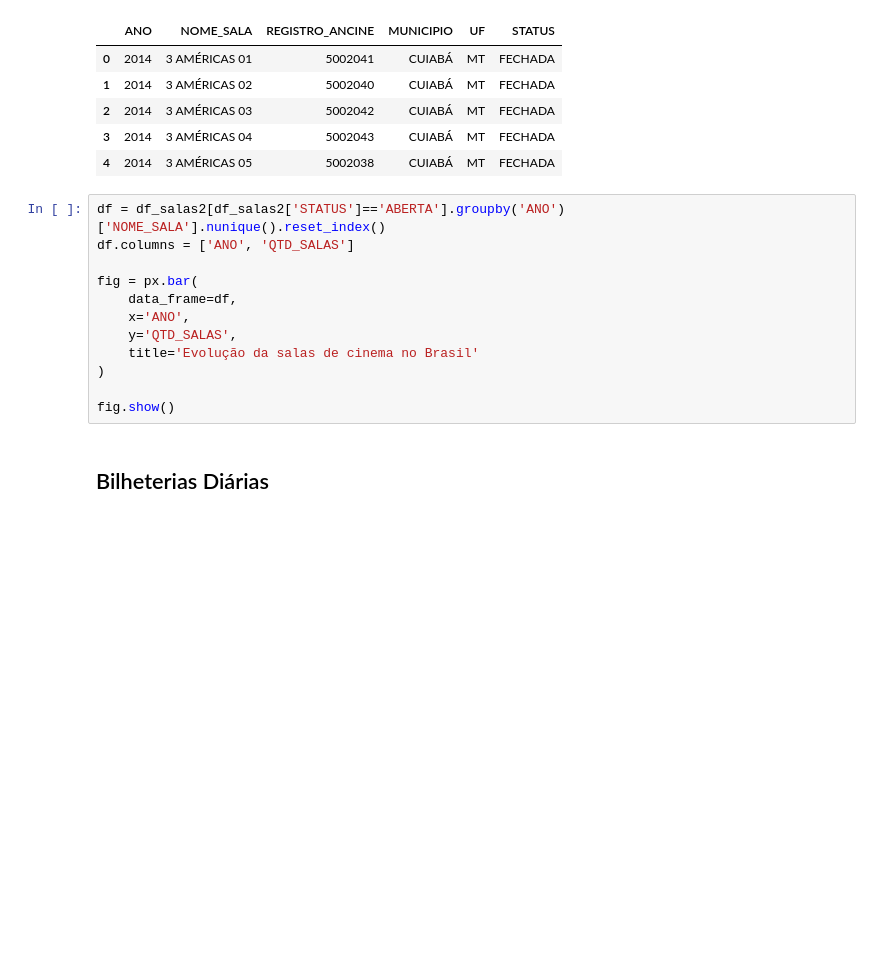
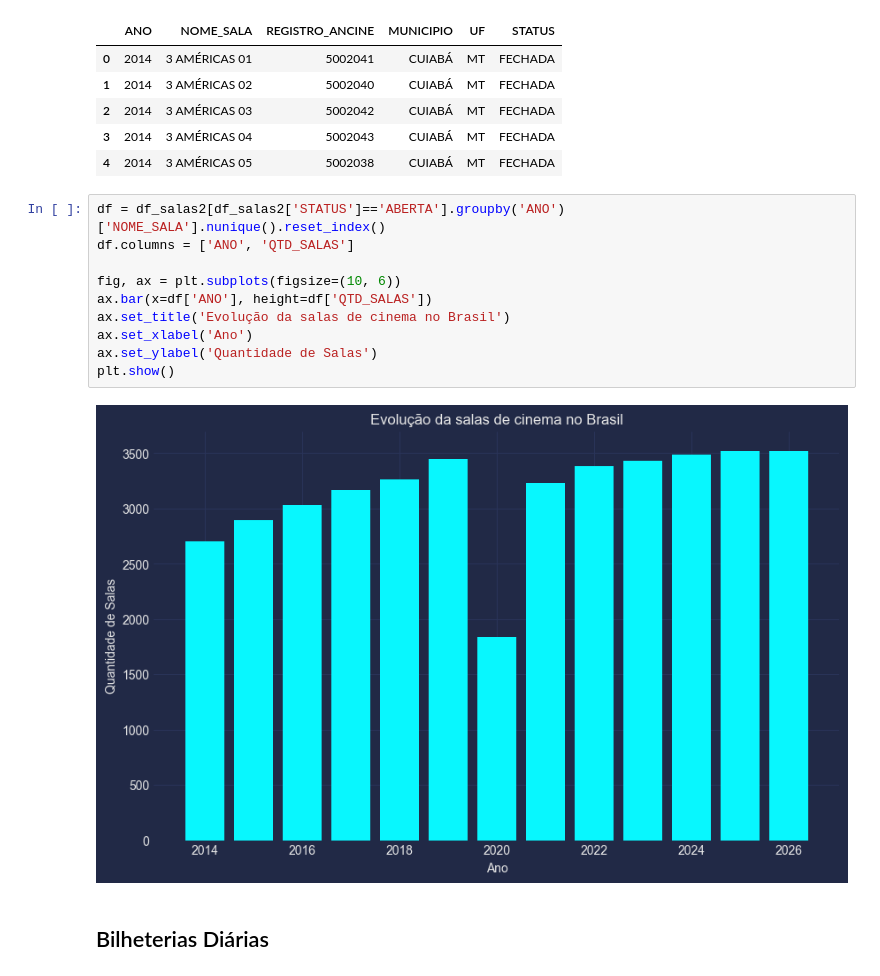
Before and after one commit to santluan/project_analysis_cinebr, a Jupyter notebook: analise_cinemabr.ipynb, the cells around one changed output. Saved outputs shown, nothing was run; the diff lists cells and outputs as text; blank space fills up the shorter version.

```diff
--- a/analise_cinemabr.ipynb
+++ b/analise_cinemabr.ipynb
@@ -135,15 +136,15 @@ df_salas2.head()
 # %%
 df = df_salas2[df_salas2['STATUS']=='ABERTA'].groupby('ANO')['NOME_SALA'].nunique().reset_index()
 df.columns = ['ANO', 'QTD_SALAS']
 
-fig = px.bar(
-    data_frame=df,
-    x='ANO',
-    y='QTD_SALAS',
-    title='Evolução da salas de cinema no Brasil'
-)
-
-fig.show()
+fig, ax = plt.subplots(figsize=(10, 6))
+ax.bar(x=df['ANO'], height=df['QTD_SALAS'])
+ax.set_title('Evolução da salas de cinema no Brasil')
+ax.set_xlabel('Ano')
+ax.set_ylabel('Quantidade de Salas')
+plt.show()
+# %% [output]
+[figure, added]
 # %% [markdown]
 ## Bilheterias Diárias
 # %%
```
Also changed, not shown: parts of 17 cells of this notebook.
